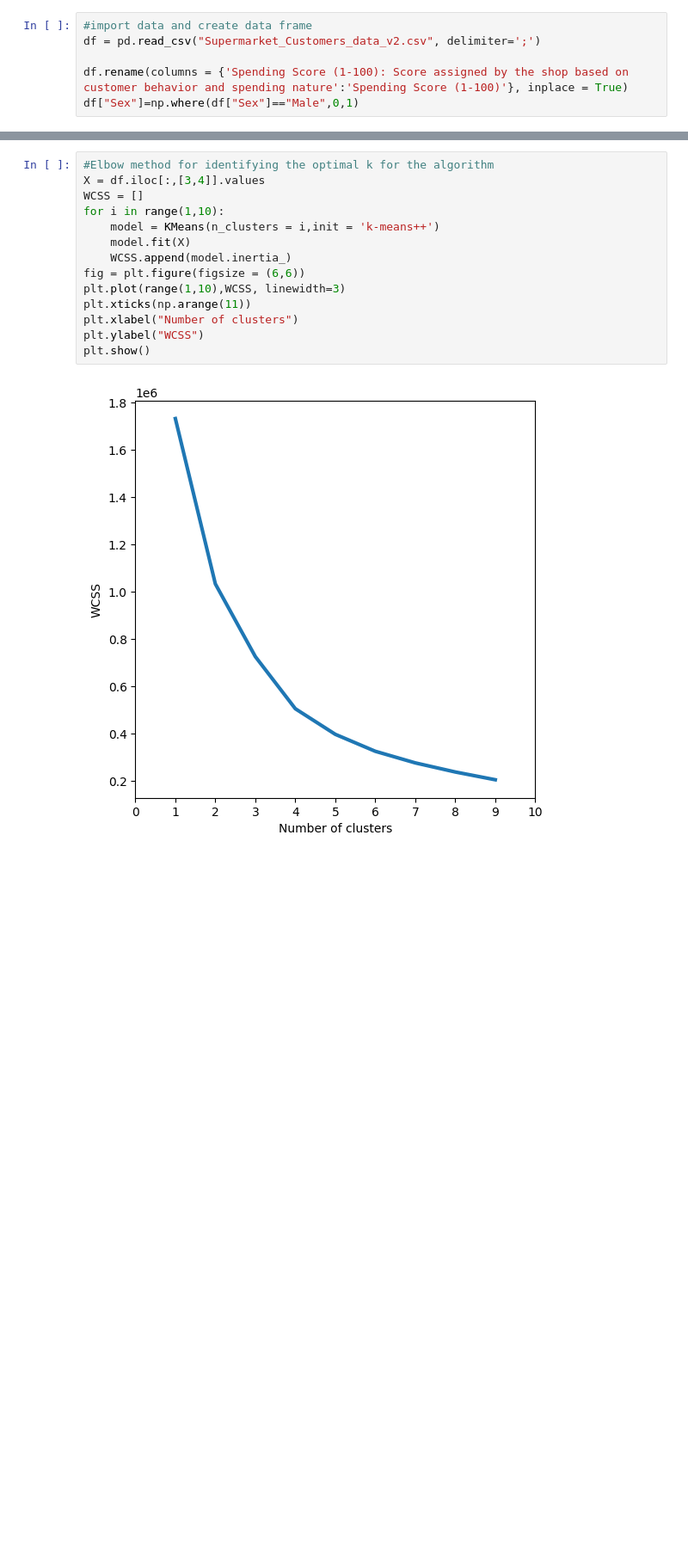
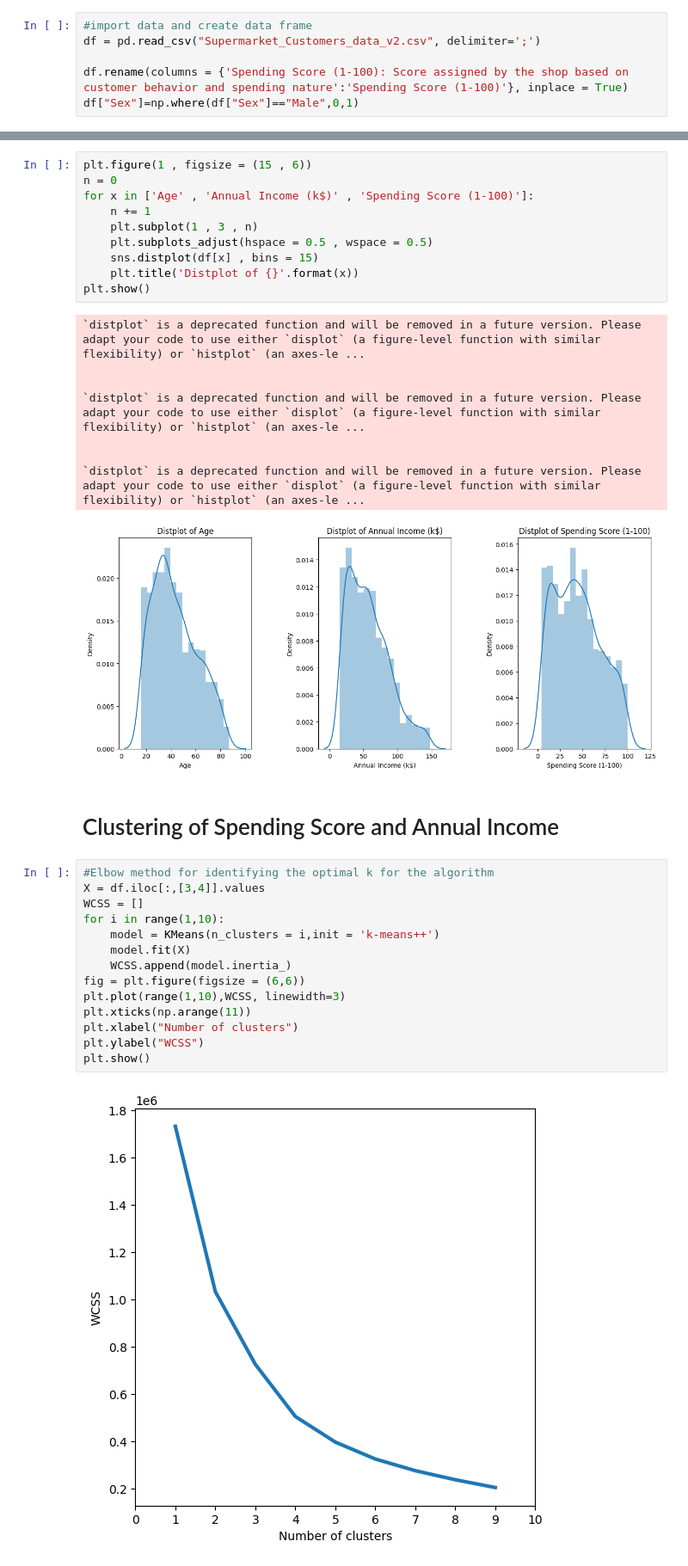
Before and after one commit to DavidC0011/MiniTermProject, a Jupyter notebook: MiniTermProject_KMeans.ipynb, the cells around one changed output, grey strips where cells are left out. Shown at 86% size. Saved outputs shown, nothing was run; the diff lists cells and outputs as text; blank space fills up the shorter version.

```diff
--- a/MiniTermProject_KMeans.ipynb
+++ b/MiniTermProject_KMeans.ipynb
@@ -16,3 +31,24 @@ df["Sex"]=np.where(df["Sex"]=="Male",0,1)
+# %%
+plt.figure(1 , figsize = (15 , 6))
+n = 0
+for x in ['Age' , 'Annual Income (k$)' , 'Spending Score (1-100)']:
+    n += 1
+    plt.subplot(1 , 3 , n)
+    plt.subplots_adjust(hspace = 0.5 , wspace = 0.5)
+    sns.distplot(df[x] , bins = 15)
+    plt.title('Distplot of {}'.format(x))
+plt.show()
+# %% [output]
+`distplot` is a deprecated function and will be removed in a future version. Please adapt your code to use either `displot` (a figure-level function with similar flexibility) or `histplot` (an axes-le ...
+
+
+`distplot` is a deprecated function and will be removed in a future version. Please adapt your code to use either `displot` (a figure-level function with similar flexibility) or `histplot` (an axes-le ...
+
+
+`distplot` is a deprecated function and will be removed in a future version. Please adapt your code to use either `displot` (a figure-level function with similar flexibility) or `histplot` (an axes-le ...
+[figure, added]
+# %% [markdown]
+# Clustering of Spending Score and Annual Income
 # %%
 #Elbow method for identifying the optimal k for the algorithm
 X = df.iloc[:,[3,4]].values
```
Also changed, not shown: parts of 13 cells of this notebook.
